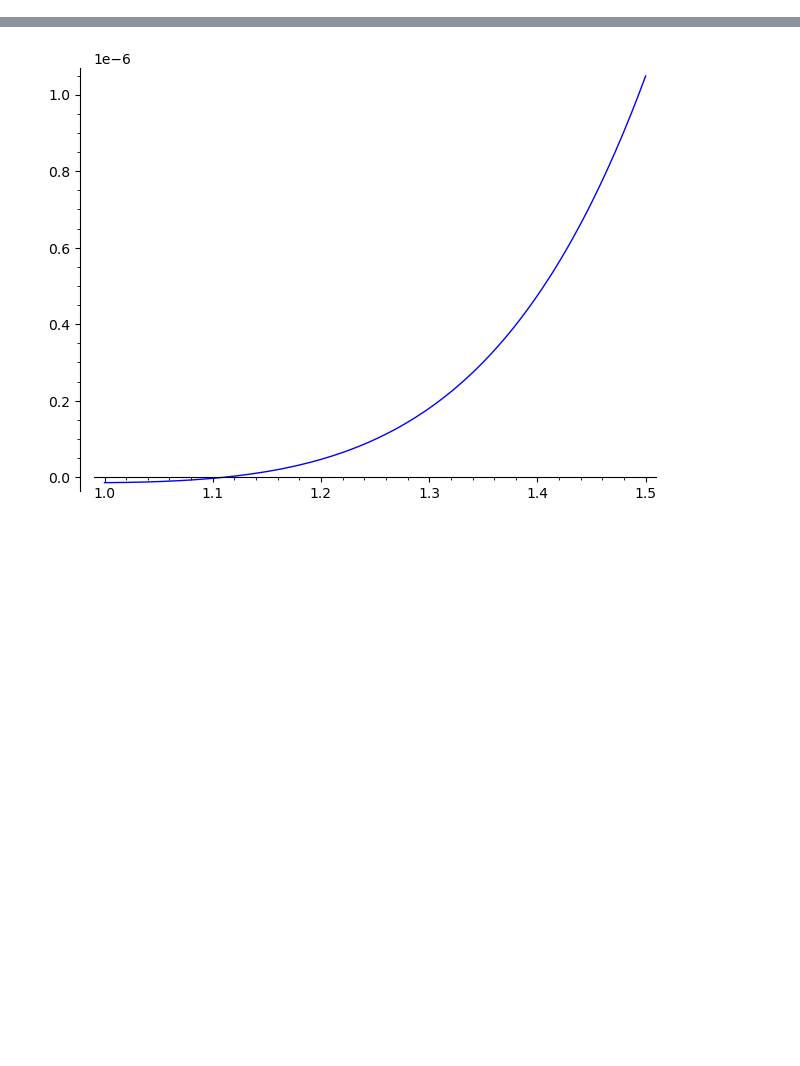
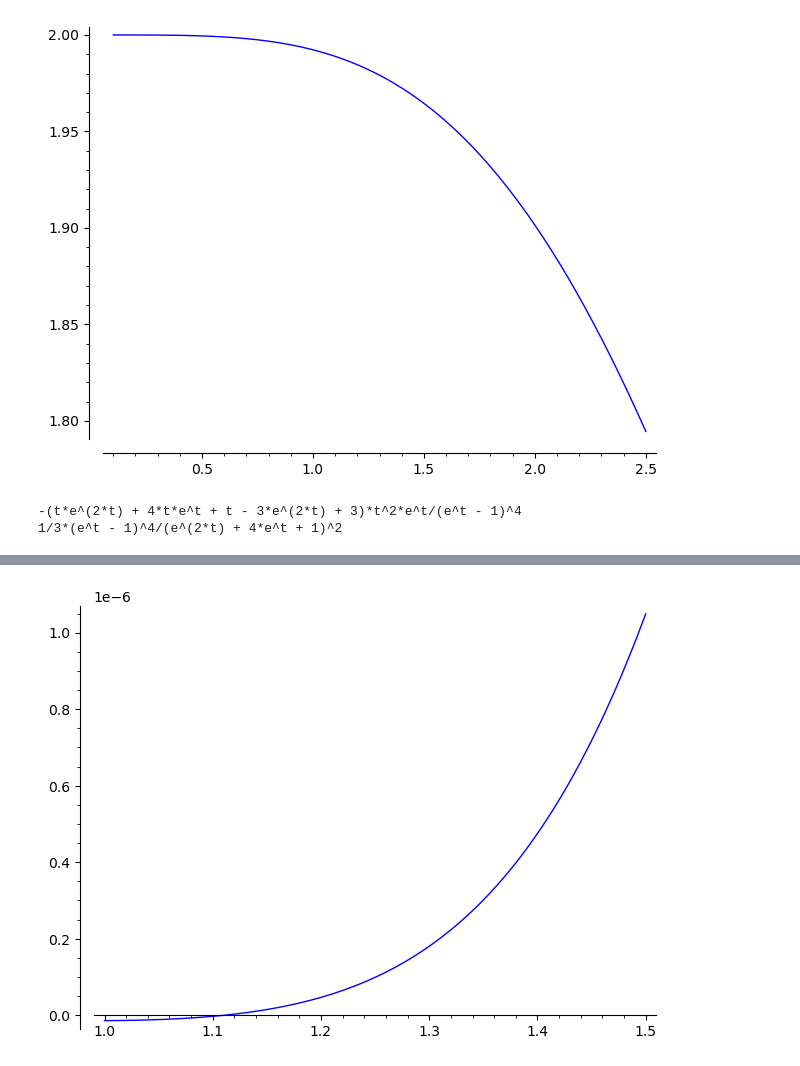
Before and after one commit to seewoo5/posqmf, a Jupyter notebook: polymod.ipynb, the cells around one changed output, grey strips where cells are left out. Cells and saved outputs as stored; diff of their text form; code cells hidden in the pictures; blank space fills up the shorter version.

```diff
--- a/polymod.ipynb
+++ b/polymod.ipynb
@@ -37,0 +40,18 @@ plot(g8, (t, 0.1, 1.7))
+# %%
+g3 = t^3 * exp(-t) * (1 + exp(-t)) / (1 - exp(-t))^3
+plot(g3, (t, 0.1, 2.5))
+# %% [output]
+[figure, added]
+# %%
+dg3 = diff(g3, t)
+print(dg3.factor())
+num_g3 = t * (exp(2*t) + 4*exp(t) + 1) - 3 * (exp(2*t) - 1)
+assert - exp(t) * t^2 * num_g3 / (exp(t) - 1)^4 == dg3
+
+h3 = t / 3 - (exp(2 * t) - 1) / (exp(2 * t) + 4 * exp(t) + 1)
+dh3 = diff(h3, t)
+print(dh3.factor())
+assert (exp(t) - 1)^4 / (3 * (exp(2*t) + 4*exp(t) + 1)^2) == dh3
+# %% [output]
+-(t*e^(2*t) + 4*t*e^t + t - 3*e^(2*t) + 3)*t^2*e^t/(e^t - 1)^4
+1/3*(e^t - 1)^4/(e^(2*t) + 4*e^t + 1)^2
```
Also changed, not shown: parts of 45 cells of this notebook.
